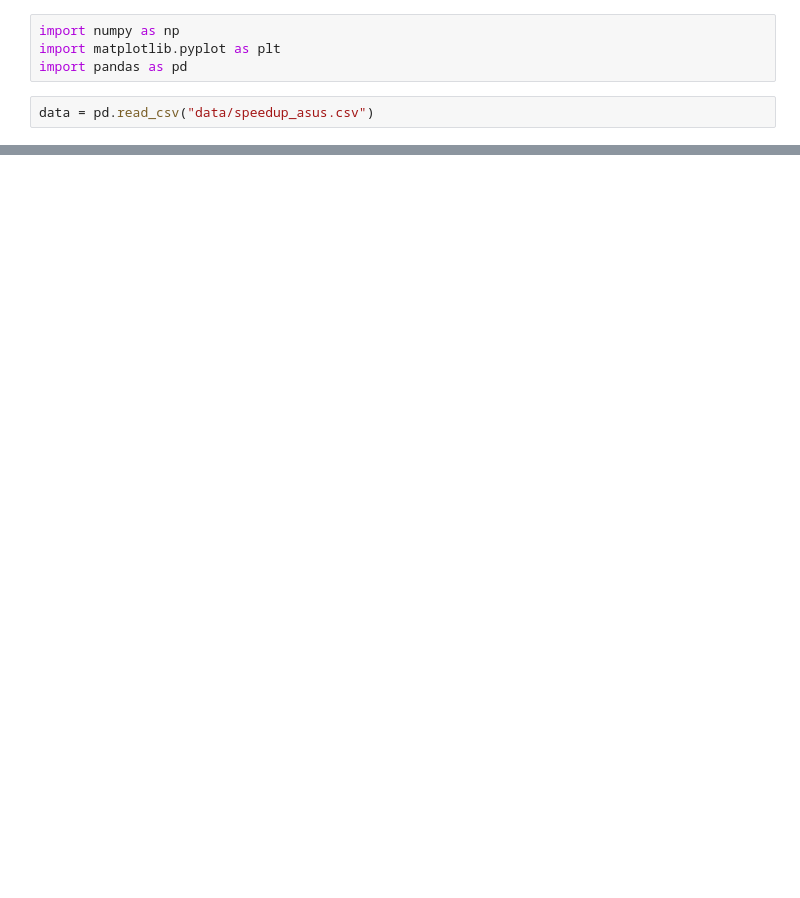
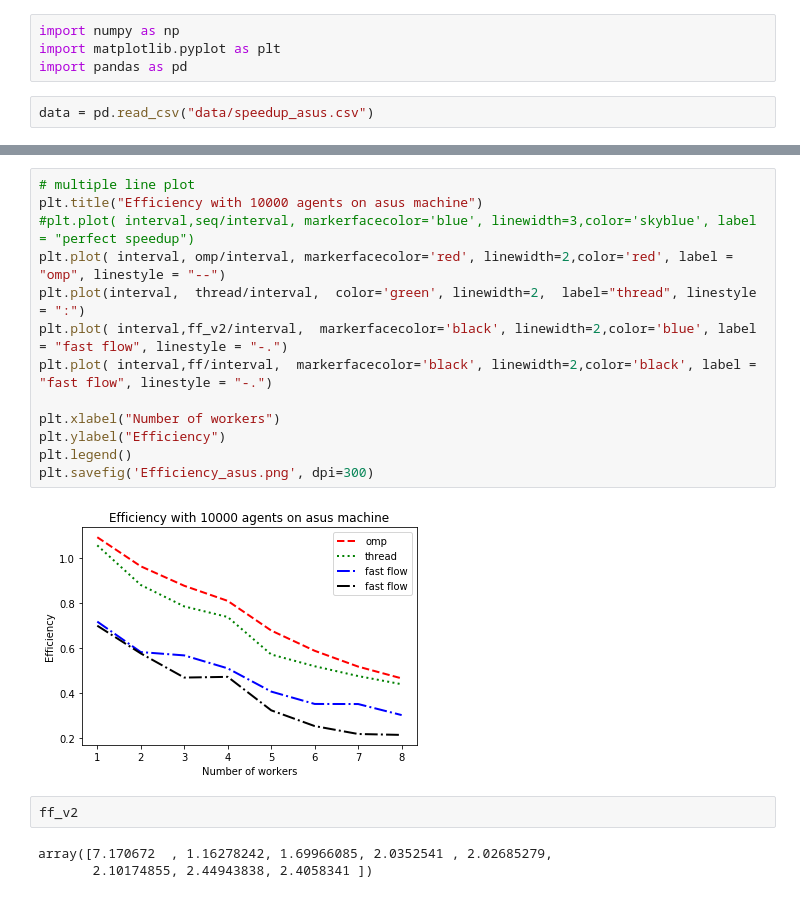
Before and after one commit to MarioBonse/PGA, a Jupyter notebook: tsp/plot_speedup.ipynb, the cells around one changed output, grey strips where cells are left out. Cells and saved outputs as stored; diff of their text form; blank space fills up the shorter version.

```diff
--- a/tsp/plot_speedup.ipynb
+++ b/tsp/plot_speedup.ipynb
@@ -26,0 +33,20 @@ plt.legend()
+# %%
+# multiple line plot
+plt.title("Efficiency with 10000 agents on asus machine")
+#plt.plot( interval,seq/interval, markerfacecolor='blue', linewidth=3,color='skyblue', label = "perfect speedup")
+plt.plot( interval, omp/interval, markerfacecolor='red', linewidth=2,color='red', label = "omp", linestyle = "--")
+plt.plot(interval,  thread/interval,  color='green', linewidth=2,  label="thread", linestyle = ":")
+plt.plot( interval,ff_v2/interval,  markerfacecolor='black', linewidth=2,color='blue', label = "fast flow", linestyle = "-.")
+plt.plot( interval,ff/interval,  markerfacecolor='black', linewidth=2,color='black', label = "fast flow", linestyle = "-.")
+
+plt.xlabel("Number of workers")
+plt.ylabel("Efficiency")
+plt.legend()
+plt.savefig('Efficiency_asus.png', dpi=300)
+# %% [output]
+[figure, added]
+# %%
+ff_v2
+# %% [output]
+array([7.170672  , 1.16278242, 1.69966085, 2.0352541 , 2.02685279,
+       2.10174855, 2.44943838, 2.4058341 ])
```
Also changed, not shown: parts of 2 cells of this notebook, 10 other files.
